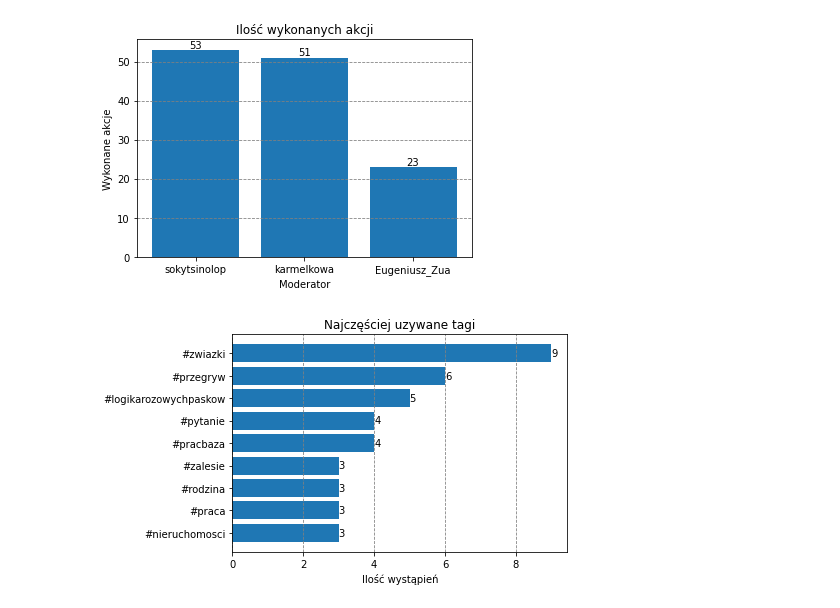
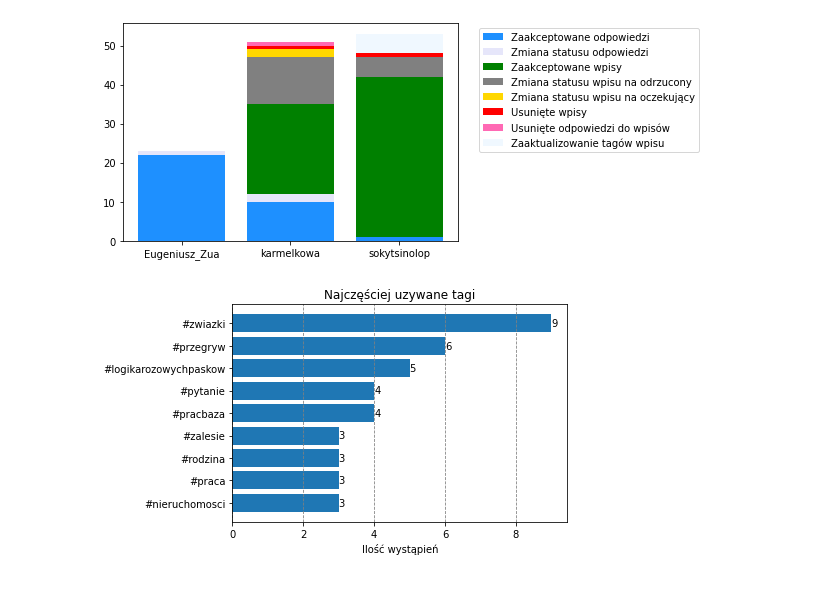
Before and after one commit to cymruu/amw_stats, a Jupyter notebook: docker-stats/stats.ipynb, the cells around one changed output. Cells and saved outputs as stored; diff of their text form; code cells hidden in the pictures.

Commit message:
actions stacked plot

```diff
--- a/docker-stats/stats.ipynb
+++ b/docker-stats/stats.ipynb
@@ -36,3 +40,3 @@ confessions['actions'] = confessions['actions'].apply(
 # %%
-moderator_actions_count = actions[['_id_x', 'username']].groupby(
-    "username").count().reset_index()
+moderator_actions_grouped_by_type = actions[['_id_x', 'username', 'type']].groupby(
+    ["username", "type"]).count().reset_index()
@@ -42,17 +43,58 @@ moderator_actions_count = moderator_actions_count.sort_values(
+# %%
+labels = moderator_actions_grouped_by_type['username'].unique()
+fig, ax = plot.subplots()
+
+action_label_map = {
+    1: 'Zaakceptowane wpisy',
+    2: 'Zmiana statusu wpisu na odrzucony',
+    3: 'Zmiana statusu wpisu na oczekujący',
+    5: 'Usunięte wpisy',
+    7: 'Usunięte odpowiedzi do wpisów',
+    8: 'Zaakceptowane odpowiedzi',
+    9: 'Zaaktualizowanie tagów wpisu',
+    10: 'Zmiana statusu odpowiedzi'
+}
+
+action_color_map = {
+    1: 'green',
+    2: 'gray',
+    3: 'gold',
+    5: 'red',
+    7: 'hotpink',
+    8: 'dodgerblue',
+    9: 'aliceblue',
+    10: 'lavender',
+}
+
+
+
+bottom = pd.DataFrame([0. for x in labels], columns=['_id_x'], index=labels)
+
+for action_type in moderator_actions_grouped_by_type['type'].unique():
+       color = action_color_map[action_type]
+       df = moderator_actions_grouped_by_type[moderator_actions_grouped_by_type['type']==action_type]
+       values = df[['username', '_id_x']].set_index('username')
+       ax.bar(df['username'], df['_id_x'], bottom=bottom.loc[df['username']]['_id_x'], label=action_label_map[action_type], color=color)
+       bottom = bottom.add(values, fill_value=0)
+
+ax.legend(bbox_to_anchor=(1.05, 1), loc='upper left')
+
+plot.savefig(f'{plots_results_path}/top_mods.png', bbox_inches='tight')
+plot.show()
+# %% [output]
+[figure, added]
 # %%
-fig, ax = plot.subplots()
-ax.grid(color='gray', linestyle='dashed', axis='y')
-bars = ax.bar(moderator_actions_count['username'],
-         height=moderator_actions_count['_id_x'])
-ax.bar_label(bars)
-plot.ylabel('Wykonane akcje')
-plot.xlabel('Moderator')
-plot.title('Ilość wykonanych akcji')
+# fig, ax = plot.subplots()
+# ax.grid(color='gray', linestyle='dashed', axis='y')
+# bars = ax.bar(moderator_actions_count['username'],
+#          height=moderator_actions_count['_id_x'])
+# ax.bar_label(bars)
+# plot.ylabel('Wykonane akcje')
+# plot.xlabel('Moderator')
+# plot.title('Ilość wykonanych akcji')
 
-plot.savefig(f'{plots_results_path}/top_mods.png')
-plot.show()
+# plot.savefig(f'{plots_results_path}/top_mods.png')
+# plot.show()
-# %% [output]
-[figure, removed]
 # %%
 # maybe filter out tags removed by moderator? where tag[1] == 0
 confessions['tag_list'] = confessions.apply(
```
Also changed, not shown: parts of 5 cells of this notebook.
